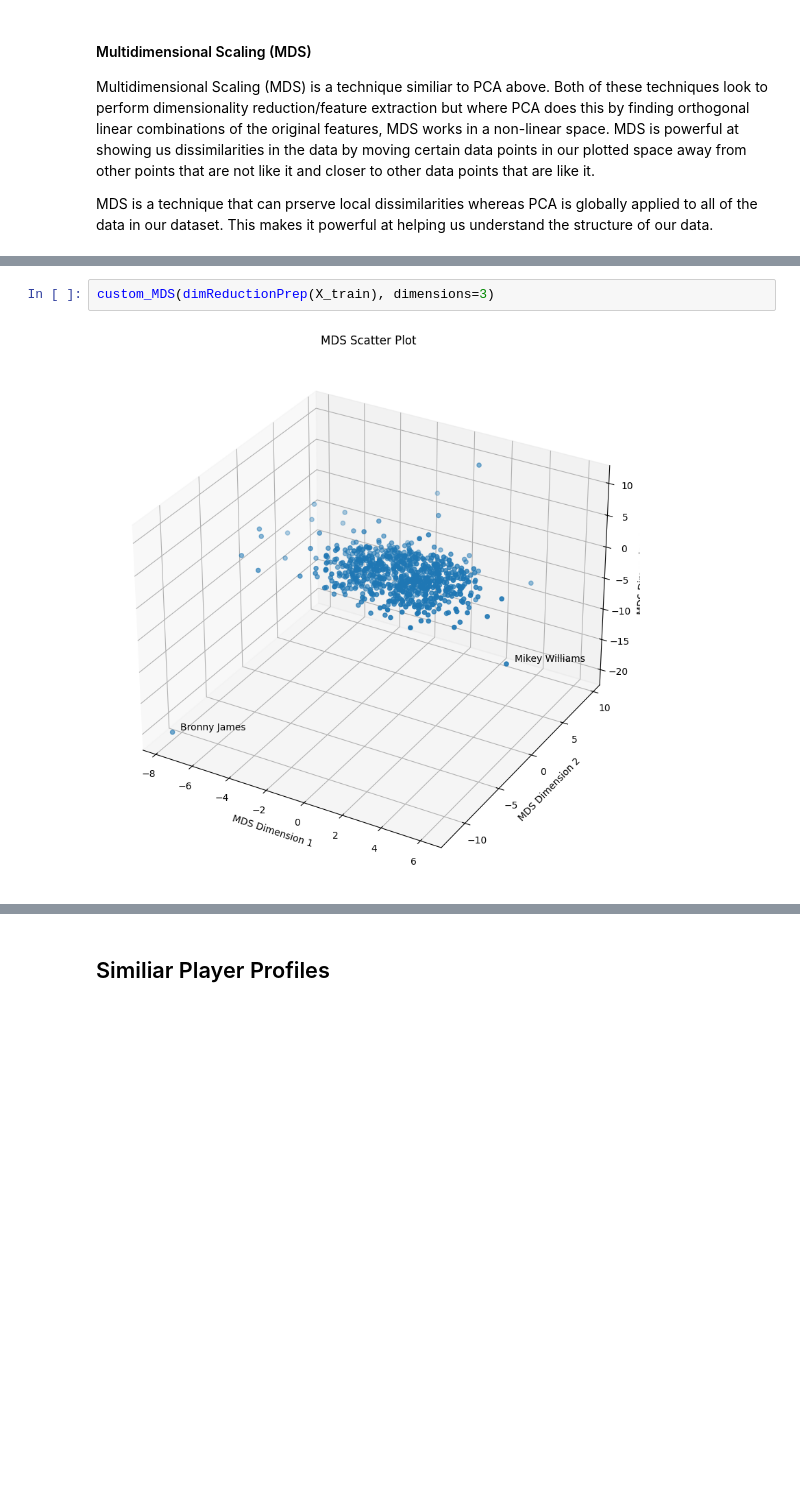
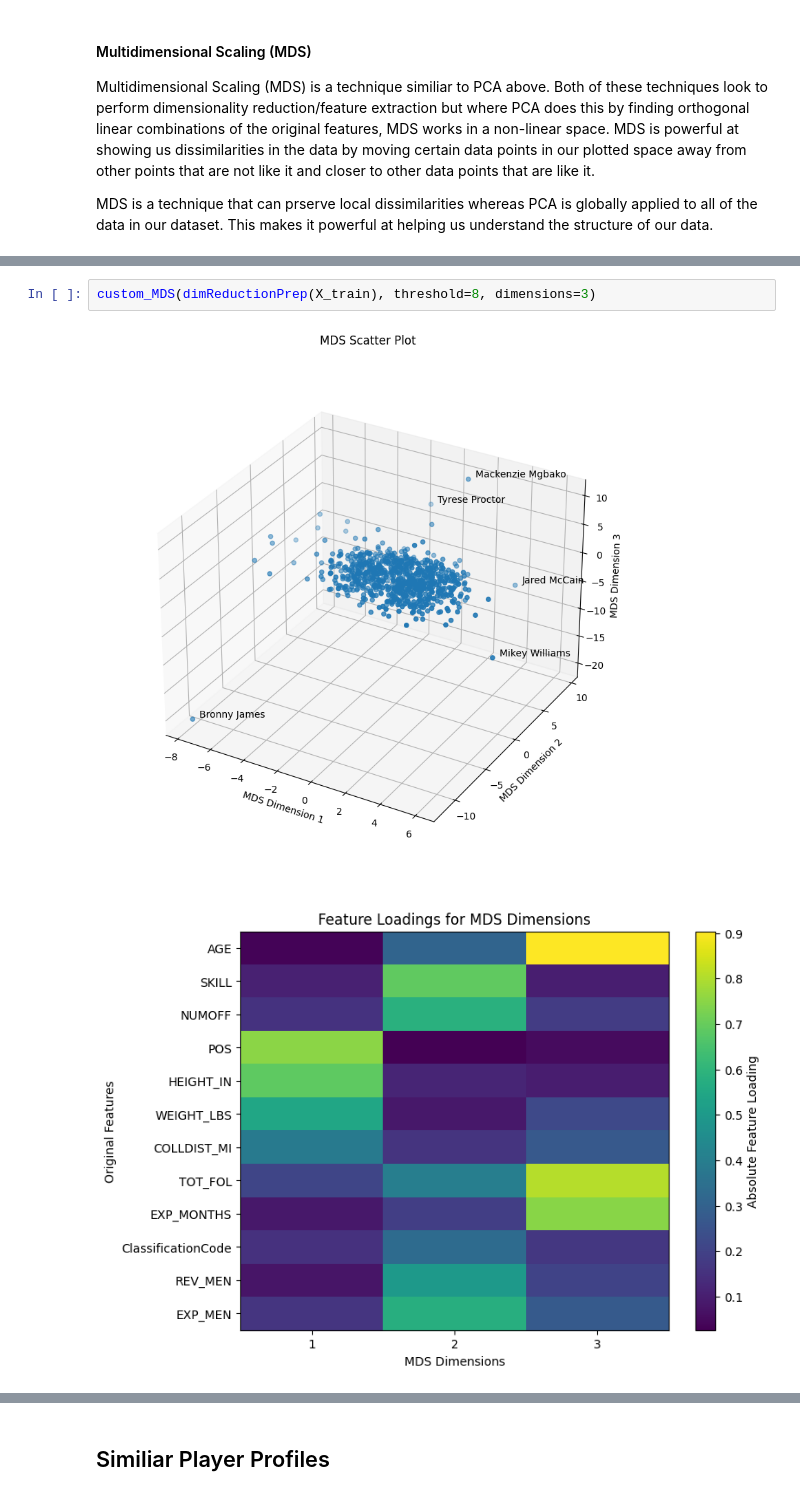
Before and after one commit to mvizzini951/MS2_NIL, a Jupyter notebook: unsupervised.ipynb, the cells around one changed output, grey strips where cells are left out. Saved outputs shown, nothing was run; the diff lists cells and outputs as text; blank space fills up the shorter version.

```diff
--- a/unsupervised.ipynb
+++ b/unsupervised.ipynb
@@ -448,6 +467,7 @@ def custom_MDS(X_train_Reduced, dimensions=2, RANDOM_STATE=0):
 
     return None
 # %%
-custom_MDS(dimReductionPrep(X_train), dimensions=3)
+custom_MDS(dimReductionPrep(X_train), threshold=8, dimensions=3)
 # %% [output]
-[figure, old version]
+[figure, new version]
+[figure, added]
```
Also changed, not shown: parts of 10 cells of this notebook.
